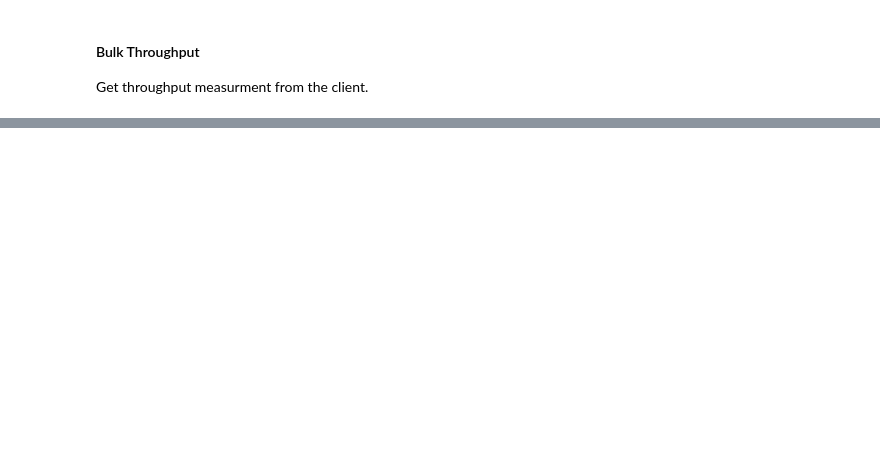
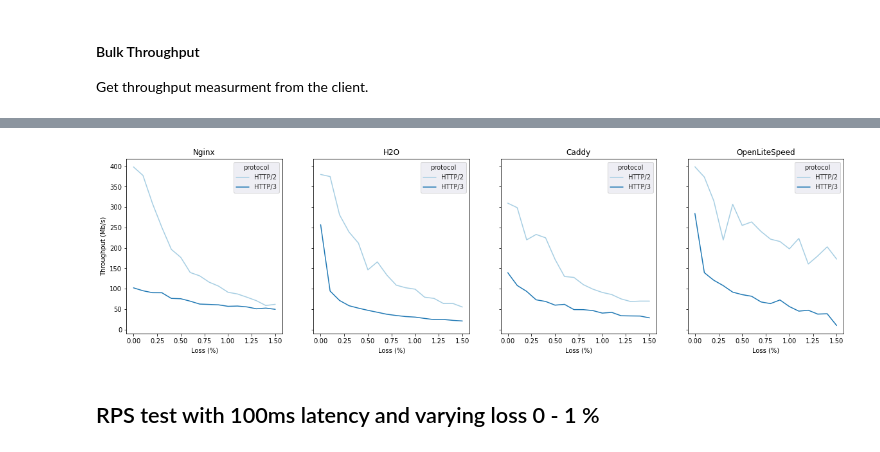
Before and after one commit to antoniszczepanik/quic-performance, a Jupyter notebook: client/analysis.ipynb, the cells around one changed output, grey strips where cells are left out. Saved outputs shown, nothing was run; the diff lists cells and outputs as text; code cells hidden in the pictures; blank space fills up the shorter version.

Commit message:
Add impaired network test to analysis setup

```diff
--- a/client/analysis.ipynb
+++ b/client/analysis.ipynb
@@ -112,7 +128,7 @@ for server in servers:
         print(f"bulk throughput test {protocol} - {server['name']}")
         # Request the file first, just to warm up caches.
         _ = !h2load -n1 -c1 --npn-list={protocol} https://{server['ip']}/1g.txt
-        for i in range(10):
+        for i in range(1):
             res = !h2load -n1 -c1 --npn-list={protocol} https://{server['ip']}/1g.txt
             data_tp['server'].append(server['name'])
             data_tp['throughput'].append(get_throughput(res))
@@ -244,0 +207,24 @@ rps test h3 - Nginx
+# %%
+clear()
+data_rps = {
+    "server": [],
+    "throughput": [],
+    "protocol": [],
+    "loss": [],
+}
+for server in servers:
+    for protocol in ("h2", "h3"):
+        print(f"throughput test {protocol} - {server['name']}")
+        for loss_pct in list(np.arange(0,1.6,0.1)):
+            add_all(loss_pct, 100)
+            for _ in range(1):
+                res = !h2load -n1 -c1 --npn-list={protocol} https://{server['ip']}/1g.txt
+                data_rps['server'].append(server['name'])
+                data_rps['protocol'].append(protocol)
+                data_rps['loss'].append(loss_pct)
+                data_rps['throughput'].append(get_throughput(res))
+
+                print(f"{get_throughput(res)} Mb/s (succ: {get_success_pct(res):.3f})")
+            clear()
+
+        print(f"Finished geting measurements for {server['name']} {protocol}")
@@ -244,0 +249,21 @@ rps test h3 - Nginx
+# %%
+df = pd.DataFrame(data_rps)
+df = df.replace({"h2": "HTTP/2", "h3": "HTTP/3"})
+
+f, axs = plt.subplots(1,len(servers),
+                      figsize=(20,5),
+                      sharey=True)
+
+for i, server in enumerate(servers):
+    df_s = df[df['server'] == server['name']]
+    sns.set_style("darkgrid")
+    lp = sns.lineplot(x="loss", y="throughput", hue="protocol", data=df_s, palette="Paired", ax=axs[i]).set(title=server['name'], xlabel="Loss (%)", ylabel="Throughput (Mb/s)")
+    if i > 0:
+        axs[i].set(ylabel=None)
+
+
+plt.show()
+# %% [output]
+[figure, added]
+# %% [markdown]
+## RPS test with 100ms latency and varying loss 0 - 1 %
```
Also changed, not shown: parts of 24 cells of this notebook.
